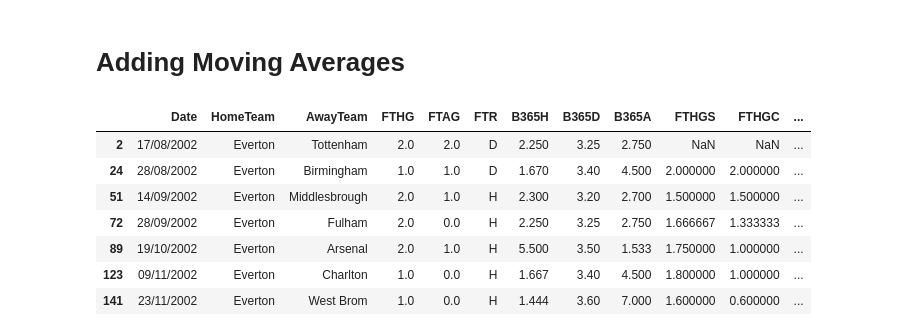
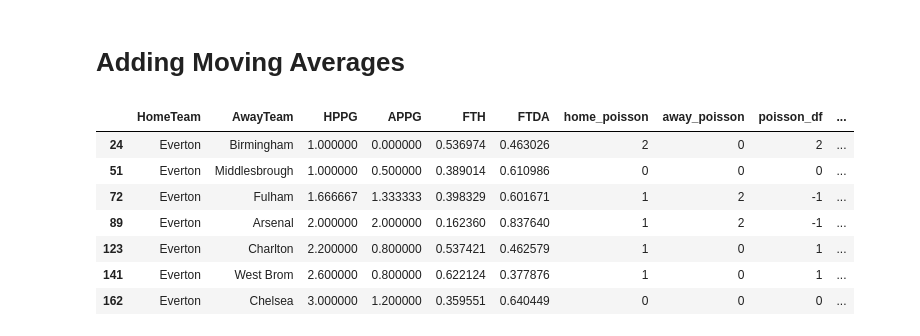
Before and after one commit to musayevf/football_prediction_model, a Jupyter notebook: football_prediction_model.ipynb, the cells around one changed output. Cells and saved outputs as stored; diff of their text form; code cells hidden in the pictures.

```diff
--- a/football_prediction_model.ipynb
+++ b/football_prediction_model.ipynb
@@ -39,42 +45,67 @@ Number of columns: 9
 # %% [markdown]
 # Adding Moving Averages
 # %%
+#Calculating Points Per Game for Home and Away Teams
+df['HPTS'] = np.select([df['FTR'] == 'H', df['FTR'] == 'D', df['FTR'] == 'A'], [3, 1, 0], default=0)
+df['APTS'] = np.select([df['FTR'] == 'H', df['FTR'] == 'D', df['FTR'] == 'A'], [0, 1, 3], default=0)
+
+df['HPPG'] = df.groupby('HomeTeam')['HPTS'].transform(lambda x: x.rolling(5, min_periods=1).mean().shift(1))
+df['APPG'] = df.groupby('AwayTeam')['APTS'].transform(lambda x: x.rolling(5, min_periods=1).mean().shift(1))
+
 #Calculating scored and conceded goals
 df['FTHGS'] = df.groupby('HomeTeam')['FTHG'].transform(lambda x: x.rolling(5, min_periods=1).mean().shift(1))
 df['FTHGC'] = df.groupby('HomeTeam')['FTAG'].transform(lambda x: x.rolling(5, min_periods=1).mean().shift(1))
 
 df['FTAGS'] = df.groupby('AwayTeam')['FTAG'].transform(lambda x: x.rolling(5, min_periods=1).mean().shift(1))
 df['FTAGC'] = df.groupby('AwayTeam')['FTHG'].transform(lambda x: x.rolling(5, min_periods=1).mean().shift(1))
 
 #Calculating odds probabilities
 total = 1 / df['B365H'] + 1 / df['B365D'] + 1 / df['B365A']
 
 df['FTH'] = (1 / df['B365H']) / total
 df['FTD'] = (1 / df['B365D']) / total
 df['FTA'] = (1 / df['B365A']) / total
 df['FTDA'] = df['FTD'] + df['FTA']
 
 # Calculate the league-wide moving average for home_goals and away_goals
 df['league_home_goals'] = df['FTHG'].rolling(50, min_periods=1).mean().shift(1)
 df['league_away_goals'] = df['FTAG'].rolling(50, min_periods=1).mean().shift(1)
 
 #Calculating Poisson Statistics
 df['home_attack'] = df['FTHGS'] / df['league_home_goals']
 df['home_defence'] = df['FTHGC'] / df['league_away_goals']
 df['away_attack'] = df['FTAGS'] / df['league_away_goals']
 df['away_defence'] = df['FTAGC'] / df['league_home_goals']
 
 df['home_xg'] = df['home_attack'] * df['away_defence'] * df['league_home_goals']
 df['away_xg'] = df['away_attack'] * df['home_defence'] * df['league_away_goals']
 df['xg_dif'] = df['home_xg'] - df['away_xg']
 
+df.dropna(inplace = True)
+
+df['home_poisson'] = df['home_xg'].apply(lambda lmbda: np.nanargmax(
+    [poisson.pmf(k, lmbda) for k in range(int(lmbda * 2))])
+    if not pd.isnull(lmbda) and any([poisson.pmf(k, lmbda) for k in range(int(lmbda * 2))]) else 0)
+
+df['away_poisson'] = df['away_xg'].apply(lambda lmbda: np.nanargmax(
+    [poisson.pmf(k, lmbda) for k in range(int(lmbda * 2))])
+    if not pd.isnull(lmbda) and any([poisson.pmf(k, lmbda) for k in range(int(lmbda * 2))]) else 0)
+
+df['poisson_df'] = df['home_poisson'] - df['away_poisson']
+df['FTRT'] = [1 if x == 'H' else 0 for x in df['FTR']]
+
+#Removing unnessary columns
+df.drop(['Date', 'FTHG', 'FTAG', 'B365H', 'B365D', 'B365A', 'HPTS', 'APTS', 'FTHGS', 'FTHGC', 'FTAGS', 'FTAGC',
+            'FTD', 'FTA', 'league_home_goals', 'league_away_goals', 'home_attack', 'home_defence',
+            'away_attack', 'away_defence', 'home_xg', 'away_xg', 'xg_dif', 'FTR'], axis = 1, inplace = True)
+
 df[df['HomeTeam'] == 'Everton'].head(7)
 # %% [output]
-|  | Date | HomeTeam | AwayTeam | FTHG | FTAG | FTR | B365H | B365D | B365A | FTHGS | FTHGC | ... |
-| 2 | 17/08/2002 | Everton | Tottenham | 2.0 | 2.0 | D | 2.250 | 3.25 | 2.750 | NaN | NaN | ... |
-| 24 | 28/08/2002 | Everton | Birmingham | 1.0 | 1.0 | D | 1.670 | 3.40 | 4.500 | 2.000000 | 2.000000 | ... |
-| 51 | 14/09/2002 | Everton | Middlesbrough | 2.0 | 1.0 | H | 2.300 | 3.20 | 2.700 | 1.500000 | 1.500000 | ... |
-| 72 | 28/09/2002 | Everton | Fulham | 2.0 | 0.0 | H | 2.250 | 3.25 | 2.750 | 1.666667 | 1.333333 | ... |
-| 89 | 19/10/2002 | Everton | Arsenal | 2.0 | 1.0 | H | 5.500 | 3.50 | 1.533 | 1.750000 | 1.000000 | ... |
-| 123 | 09/11/2002 | Everton | Charlton | 1.0 | 0.0 | H | 1.667 | 3.40 | 4.500 | 1.800000 | 1.000000 | ... |
-| 141 | 23/11/2002 | Everton | West Brom | 1.0 | 0.0 | H | 1.444 | 3.60 | 7.000 | 1.600000 | 0.600000 | ... |
+|  | HomeTeam | AwayTeam | HPPG | APPG | FTH | FTDA | home_poisson | away_poisson | poisson_df | ... |
+| 24 | Everton | Birmingham | 1.000000 | 0.000000 | 0.536974 | 0.463026 | 2 | 0 | 2 | ... |
+| 51 | Everton | Middlesbrough | 1.000000 | 0.500000 | 0.389014 | 0.610986 | 0 | 0 | 0 | ... |
+| 72 | Everton | Fulham | 1.666667 | 1.333333 | 0.398329 | 0.601671 | 1 | 2 | -1 | ... |
+| 89 | Everton | Arsenal | 2.000000 | 2.000000 | 0.162360 | 0.837640 | 1 | 2 | -1 | ... |
+| 123 | Everton | Charlton | 2.200000 | 0.800000 | 0.537421 | 0.462579 | 1 | 0 | 1 | ... |
+| 141 | Everton | West Brom | 2.600000 | 0.800000 | 0.622124 | 0.377876 | 1 | 0 | 1 | ... |
+| 162 | Everton | Chelsea | 3.000000 | 1.200000 | 0.359551 | 0.640449 | 0 | 0 | 0 | ... |
```
Also changed, not shown: parts of 3 cells of this notebook.
